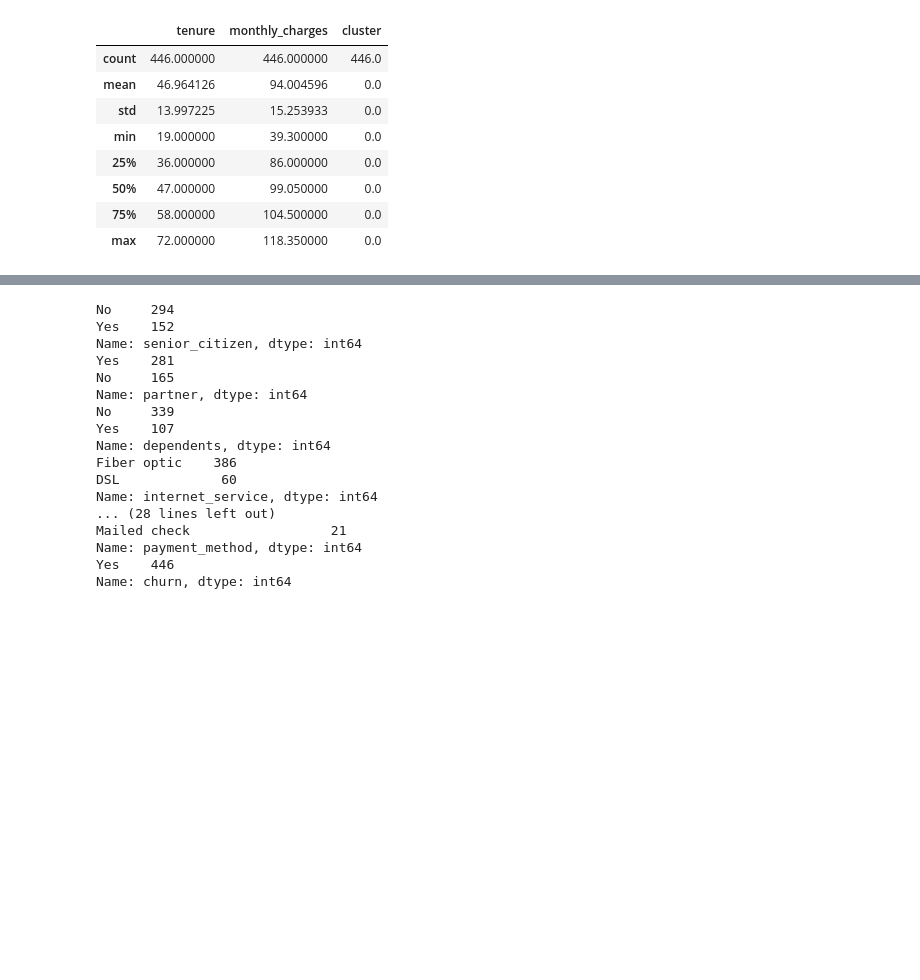
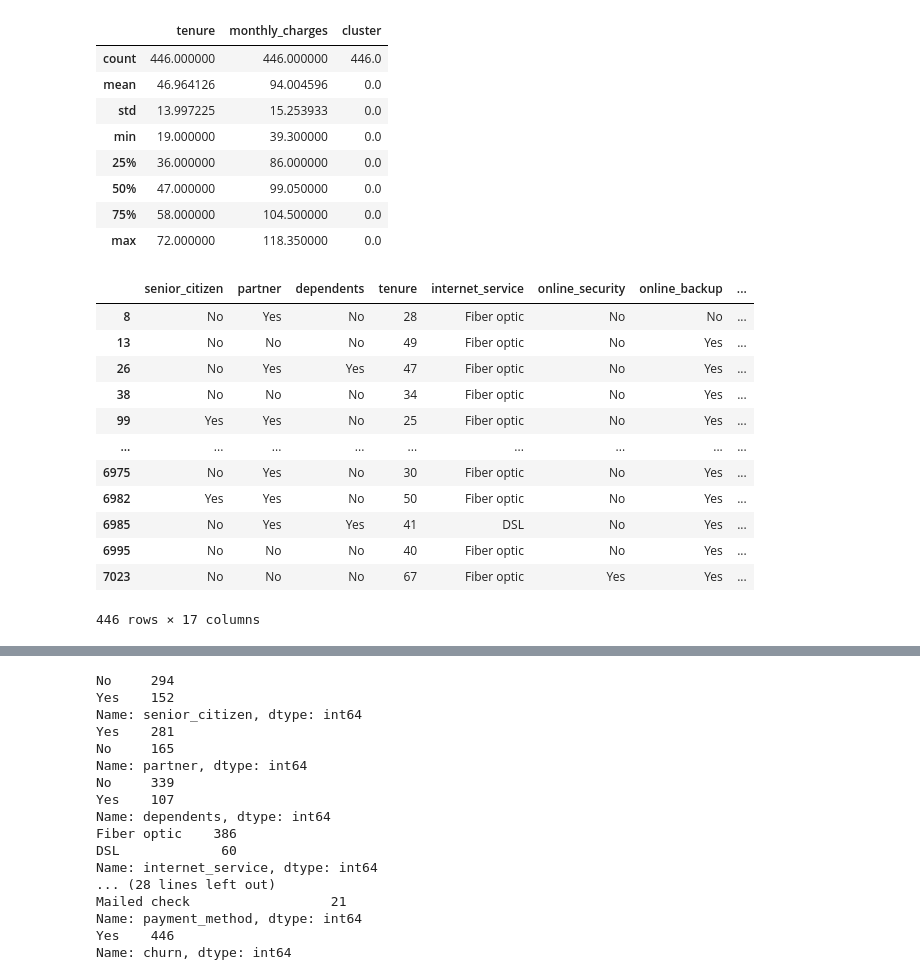
Before and after one commit to FTDS-assignment-bay/p2-final-project-ftds-001-sby-group-001, a Jupyter notebook: churn_cluster.ipynb, the cells around one changed output, grey strips where cells are left out. Cells and saved outputs as stored; diff of their text form; code cells hidden in the pictures; blank space fills up the shorter version.

```diff
--- a/churn_cluster.ipynb
+++ b/churn_cluster.ipynb
@@ -207,3 +207,19 @@ dfnew[dfnew['cluster']==0].describe()
 | 50% | 47.000000 | 99.050000 | 0.0 |
 | 75% | 58.000000 | 104.500000 | 0.0 |
 | max | 72.000000 | 118.350000 | 0.0 |
+# %%
+dfnew[dfnew['cluster']==0]
+# %% [output]
+|  | senior_citizen | partner | dependents | tenure | internet_service | online_security | online_backup | ... |
+| 8 | No | Yes | No | 28 | Fiber optic | No | No | ... |
+| 13 | No | No | No | 49 | Fiber optic | No | Yes | ... |
+| 26 | No | Yes | Yes | 47 | Fiber optic | No | Yes | ... |
+| 38 | No | No | No | 34 | Fiber optic | No | Yes | ... |
+| 99 | Yes | Yes | No | 25 | Fiber optic | No | Yes | ... |
+| ... | ... | ... | ... | ... | ... | ... | ... | ... |
+| 6975 | No | Yes | No | 30 | Fiber optic | No | Yes | ... |
+| 6982 | Yes | Yes | No | 50 | Fiber optic | No | Yes | ... |
+| 6985 | No | Yes | Yes | 41 | DSL | No | Yes | ... |
+| 6995 | No | No | No | 40 | Fiber optic | No | Yes | ... |
+| 7023 | No | No | No | 67 | Fiber optic | Yes | Yes | ... |
+446 rows × 17 columns
```
Also changed, not shown: parts of 6 cells of this notebook.
